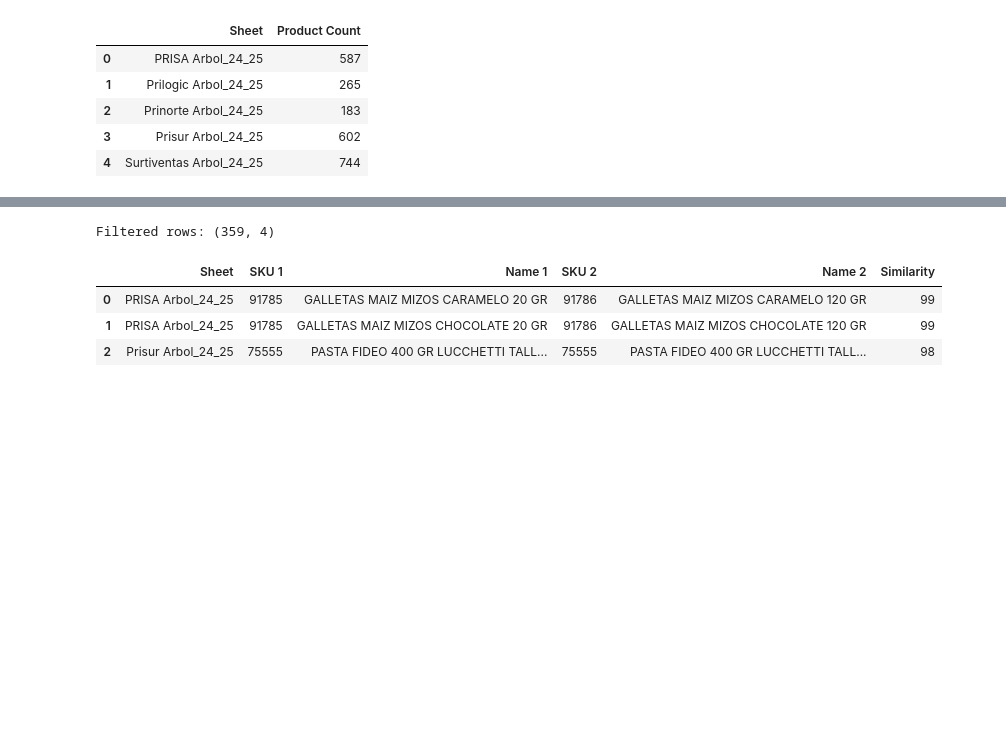
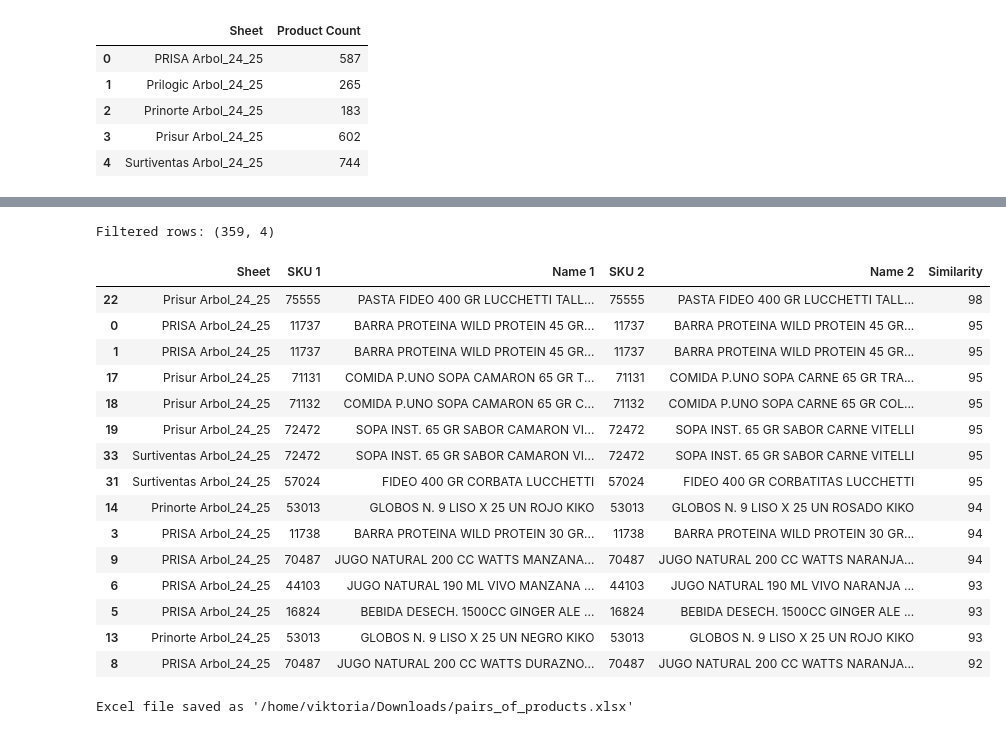
Before and after one commit to KabeliDev/prisa-eda, a Jupyter notebook: results.ipynb, the cells around one changed output, grey strips where cells are left out. Saved outputs shown, nothing was run; the diff lists cells and outputs as text; code cells hidden in the pictures; blank space fills up the shorter version.

Commit message:
add function to save in excel of pairs

```diff
--- a/results.ipynb
+++ b/results.ipynb
@@ -148,7 +149,7 @@ excel_path = "/home/viktoria/Downloads/ARBOLES ALIMENTOS EJERCICIO KABELLI.xlsx"
 confident, needs_review = process_excel_for_duplicates(
     excel_path,
     confidence_threshold=93,
-    low_confidence_threshold=85
+    low_confidence_threshold=77
 )
 # %%
 different_sku_conf = confident.shape[0]
@@ -502,39 +502,57 @@ df_filtered = duplicates[duplicates["Sheet"] != "Prilogic Arbol_24_25"]
 print(f"Filtered rows: {df_filtered.shape}")
 
 matches = []
-threshold = 98
+threshold = 92
 
 for sheet_name, group in df_filtered.groupby("Sheet"):
     group = group.reset_index(drop=True)
 
     for i in range(len(group)):
         row1 = group.iloc[i]
         name1 = row1["Nombre SKU"]
         sku1 = row1["SKU"]
 
         for j in range(i + 1, len(group)):
             row2 = group.iloc[j]
             name2 = row2["Nombre SKU"]
             sku2 = row2["SKU"]
+            if sku1!=sku2:
+                continue
 
             score = fuzz.ratio(name1, name2)
             if score >= threshold:
                 matches.append({
                     "Sheet": sheet_name,
                     "SKU 1": sku1,
                     "Name 1": name1,
                     "SKU 2": sku2,
                     "Name 2": name2,
                     "Similarity": score
                 })
 
 similar_df = pd.DataFrame(matches)
-similar_df.sort_values(by="Similarity", ascending=False).tail()
+similar_df.sort_values(by="Similarity", ascending=False).head(15)
 # %% [output]
 Filtered rows: (359, 4)
 |  | Sheet | SKU 1 | Name 1 | SKU 2 | Name 2 | Similarity |
-| 0 | PRISA Arbol_24_25 | 91785 | GALLETAS MAIZ MIZOS CARAMELO 20 GR | 91786 | GALLETAS MAIZ MIZOS CARAMELO 120 GR | 99 |
-| 1 | PRISA Arbol_24_25 | 91785 | GALLETAS MAIZ MIZOS CHOCOLATE 20 GR | 91786 | GALLETAS MAIZ MIZOS CHOCOLATE 120 GR | 99 |
-| 2 | Prisur Arbol_24_25 | 75555 | PASTA FIDEO 400 GR LUCCHETTI TALL... | 75555 | PASTA FIDEO 400 GR LUCCHETTI TALL... | 98 |
+| 22 | Prisur Arbol_24_25 | 75555 | PASTA FIDEO 400 GR LUCCHETTI TALL... | 75555 | PASTA FIDEO 400 GR LUCCHETTI TALL... | 98 |
+| 0 | PRISA Arbol_24_25 | 11737 | BARRA PROTEINA WILD PROTEIN 45 GR... | 11737 | BARRA PROTEINA WILD PROTEIN 45 GR... | 95 |
+| 1 | PRISA Arbol_24_25 | 11737 | BARRA PROTEINA WILD PROTEIN 45 GR... | 11737 | BARRA PROTEINA WILD PROTEIN 45 GR... | 95 |
+| 17 | Prisur Arbol_24_25 | 71131 | COMIDA P.UNO SOPA CAMARON 65 GR T... | 71131 | COMIDA P.UNO SOPA CARNE 65 GR TRA... | 95 |
+| 18 | Prisur Arbol_24_25 | 71132 | COMIDA P.UNO SOPA CAMARON 65 GR C... | 71132 | COMIDA P.UNO SOPA CARNE 65 GR COL... | 95 |
+| 19 | Prisur Arbol_24_25 | 72472 | SOPA INST. 65 GR SABOR CAMARON VI... | 72472 | SOPA INST. 65 GR SABOR CARNE VITELLI | 95 |
+| 33 | Surtiventas Arbol_24_25 | 72472 | SOPA INST. 65 GR SABOR CAMARON VI... | 72472 | SOPA INST. 65 GR SABOR CARNE VITELLI | 95 |
+| 31 | Surtiventas Arbol_24_25 | 57024 | FIDEO 400 GR CORBATA LUCCHETTI | 57024 | FIDEO 400 GR CORBATITAS LUCCHETTI | 95 |
+| 14 | Prinorte Arbol_24_25 | 53013 | GLOBOS N. 9 LISO X 25 UN ROJO KIKO | 53013 | GLOBOS N. 9 LISO X 25 UN ROSADO KIKO | 94 |
+| 3 | PRISA Arbol_24_25 | 11738 | BARRA PROTEINA WILD PROTEIN 30 GR... | 11738 | BARRA PROTEINA WILD PROTEIN 30 GR... | 94 |
+| 9 | PRISA Arbol_24_25 | 70487 | JUGO NATURAL 200 CC WATTS MANZANA... | 70487 | JUGO NATURAL 200 CC WATTS NARANJA... | 94 |
+| 6 | PRISA Arbol_24_25 | 44103 | JUGO NATURAL 190 ML VIVO MANZANA ... | 44103 | JUGO NATURAL 190 ML VIVO NARANJA ... | 93 |
+| 5 | PRISA Arbol_24_25 | 16824 | BEBIDA DESECH. 1500CC GINGER ALE ... | 16824 | BEBIDA DESECH. 1500CC GINGER ALE ... | 93 |
+| 13 | Prinorte Arbol_24_25 | 53013 | GLOBOS N. 9 LISO X 25 UN NEGRO KIKO | 53013 | GLOBOS N. 9 LISO X 25 UN ROJO KIKO | 93 |
+| 8 | PRISA Arbol_24_25 | 70487 | JUGO NATURAL 200 CC WATTS DURAZNO... | 70487 | JUGO NATURAL 200 CC WATTS NARANJA... | 92 |
 # %%
 # SO there are no duplicates with very similar name as all these 3 cases are  different
+# %%
+save_products_pairs_to_excel(exact_matches, partial_matches, confident, needs_review, filtered)
+# %% [output]
+Excel file saved as '/home/viktoria/Downloads/pairs_of_products.xlsx'
```
Also changed, not shown: parts of 18 cells of this notebook, 3 other files.
